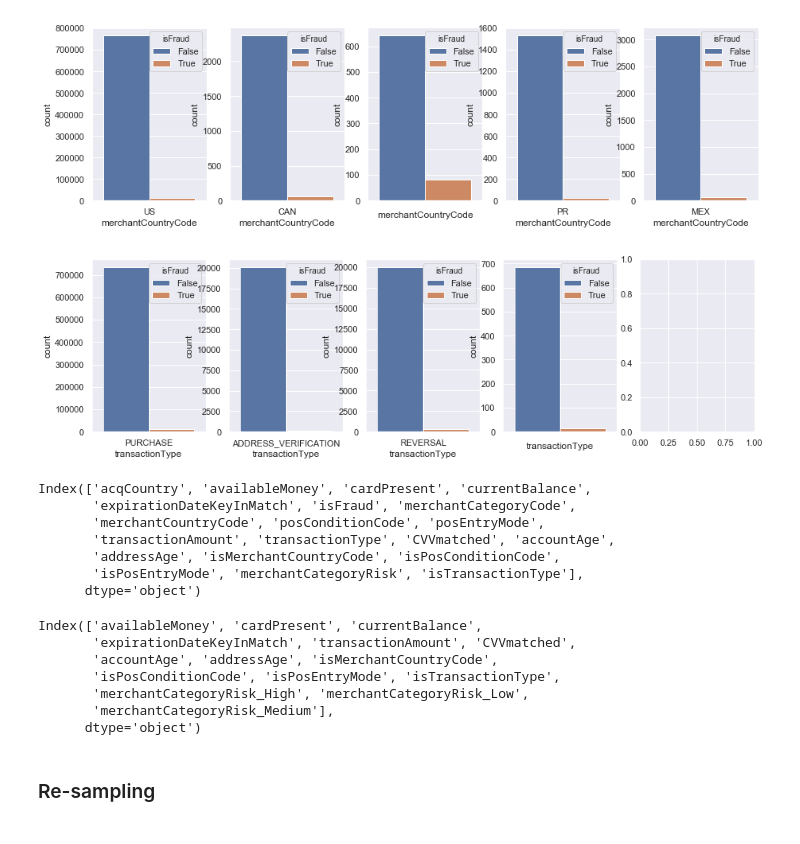
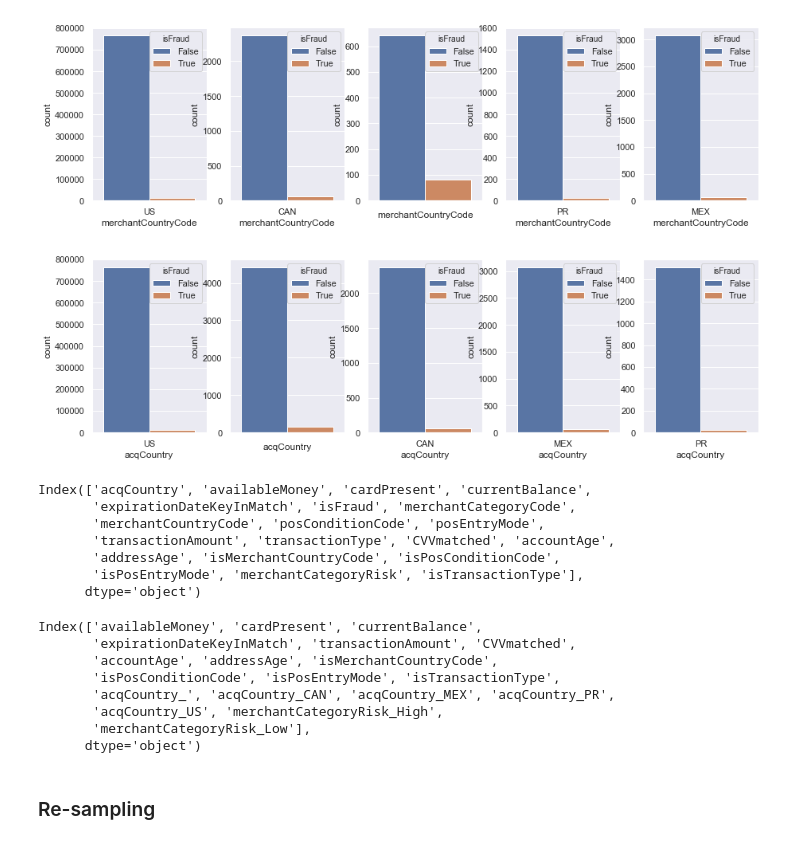
Before and after one commit to sami001/credit-transaction-fraud-detection, a Jupyter notebook: DataScienceChallenge-CardTransactions.ipynb, the cells around one changed output. Cells and saved outputs as stored; diff of their text form; code cells hidden in the pictures.

```diff
--- a/DataScienceChallenge-CardTransactions.ipynb
+++ b/DataScienceChallenge-CardTransactions.ipynb
@@ -293,15 +305,15 @@ df['isPosEntryMode'] = df.apply (lambda row: label_race(row), axis=1)
 def label_race (row):
     if row['merchantCategoryCode'] in ['rideshare', 'online_retail', 'online_gifts', 'airline']:
         return 'High'
-    elif row['merchantCategoryCode'] in ['entertainment', 'fastfood', 'auto', 'food', 'furniture', 'subscriptions']:
-        return 'Medium'
+#     elif row['merchantCategoryCode'] in ['entertainment', 'fastfood', 'auto', 'food', 'furniture', 'subscriptions']:
+#         return 'Medium'
     else:
         return 'Low'
 #df.apply (lambda row: label_race(row), axis=1)
 df['merchantCategoryRisk'] = df.apply (lambda row: label_race(row), axis=1)
 # %%
 def label_race (row):
-    if row['transactionType'] == '' :
+    if row['transactionType'] == 'ADDRESS_VERIFICATION' :
         return False
     else:
         return True
@@ -349,16 +352,16 @@ fig.show()
 # %% [output]
 [figure]
 # %%
-col = 'transactionType'
+col = 'acqCountry'
 
-fig, ax = plt.subplots(1, 5)
-sns.set(rc={'figure.figsize':(15, df[col].nunique())})
+fig, ax = plt.subplots(1, df[col].nunique())
+sns.set(rc={'figure.figsize':(15, 4)})
 
 for index, value in enumerate(df[col].unique()):
     sns.countplot(x=col, hue='isFraud', data=df[df[col]== value], ax=ax[index])
 fig.show()
 # %% [output]
-[figure, old version]
+[figure, new version]
 # %%
 print(df.columns)
 # %% [output]
@@ -375,7 +378,7 @@ dum_df = pd.get_dummies(df_temp, columns=['merchantCategoryRisk'])
 df_temp = dum_df
 # %%
 y = df_temp[['isFraud']]
-X = df_temp.drop(columns=['acqCountry', 'transactionType', 'merchantCountryCode',  'isFraud', 'posConditionCode', 'posEntryMode' , 'merchantCategoryCode'], axis=1)
+X = df_temp.drop(columns=['acqCountry','transactionType', 'posConditionCode', 'merchantCountryCode',  'isFraud', 'posEntryMode' , 'merchantCategoryCode'], axis=1)
 
 X.columns
 # %% [output]
@@ -383,8 +386,9 @@ Index(['availableMoney', 'cardPresent', 'currentBalance',
        'expirationDateKeyInMatch', 'transactionAmount', 'CVVmatched',
        'accountAge', 'addressAge', 'isMerchantCountryCode',
        'isPosConditionCode', 'isPosEntryMode', 'isTransactionType',
-       'merchantCategoryRisk_High', 'merchantCategoryRisk_Low',
-       'merchantCategoryRisk_Medium'],
+       'acqCountry_', 'acqCountry_CAN', 'acqCountry_MEX', 'acqCountry_PR',
+       'acqCountry_US', 'merchantCategoryRisk_High',
+       'merchantCategoryRisk_Low'],
       dtype='object')
 # %% [markdown]
 ### Re-sampling
```
Also changed, not shown: parts of 15 cells of this notebook.
